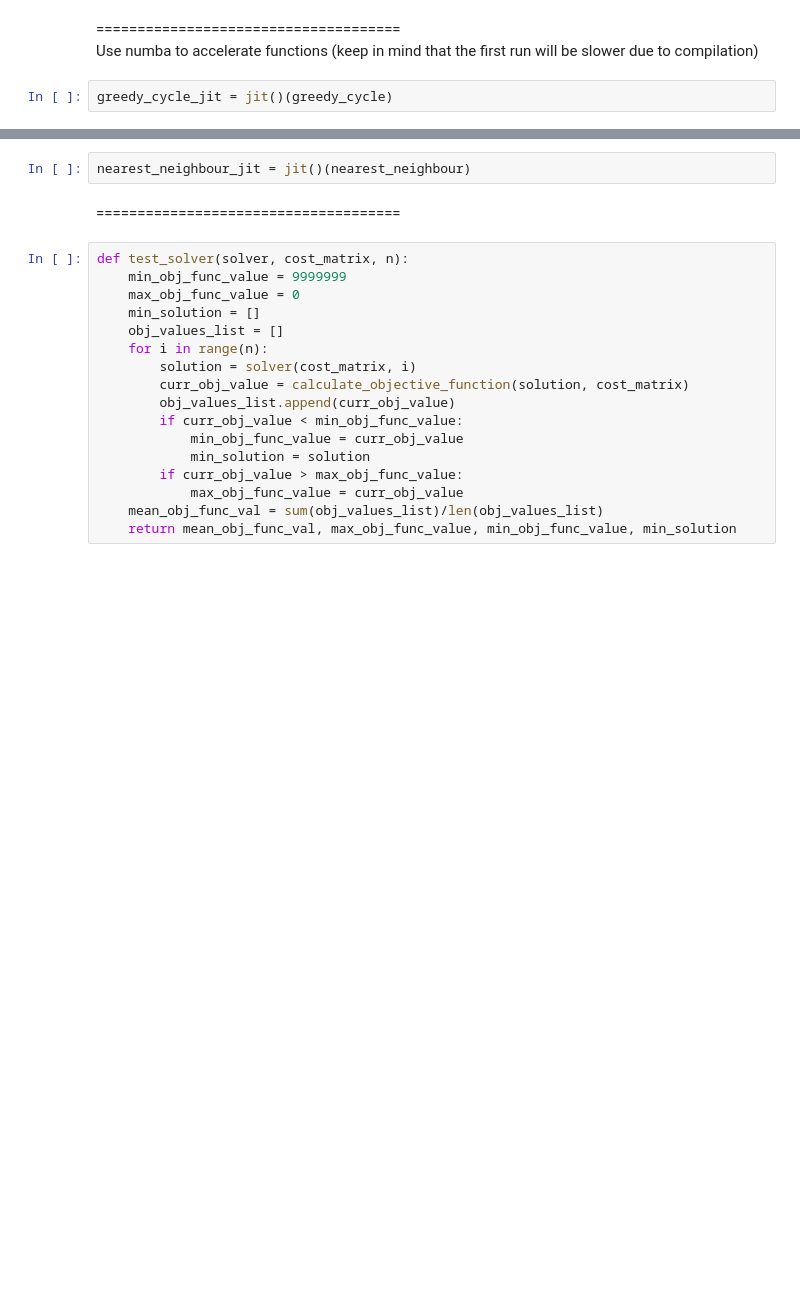
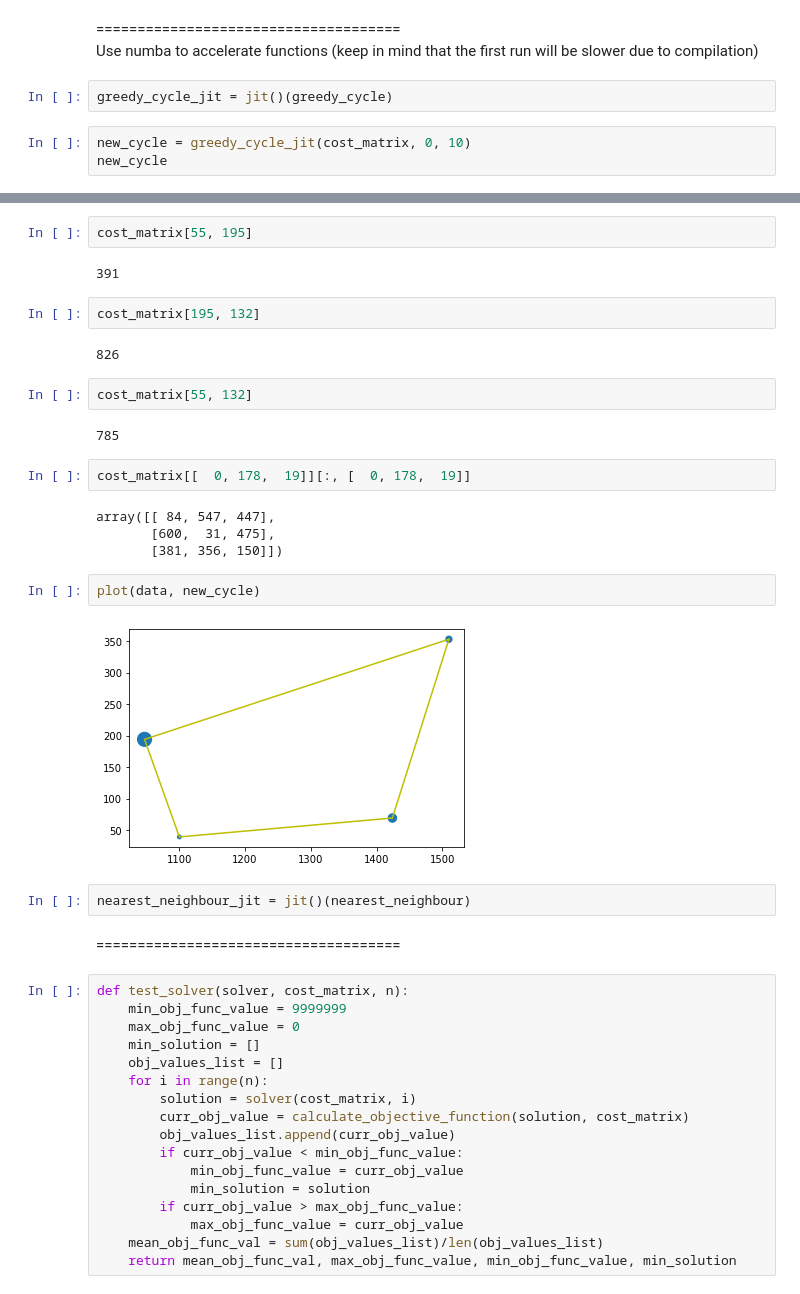
Before and after one commit to HubertRadom/EvolutionaryComputation, a Jupyter notebook: lab1/lab1.ipynb, the cells around one changed output, grey strips where cells are left out. Saved outputs shown, nothing was run; the diff lists cells and outputs as text; blank space fills up the shorter version.

```diff
--- a/lab1/lab1.ipynb
+++ b/lab1/lab1.ipynb
@@ -142,3 +141,6 @@ print(calculate_objective_function(solution, cost_matrix))
 Use numba to accelerate functions (keep in mind that the first run will be slower due to compilation)
 # %%
 greedy_cycle_jit = jit()(greedy_cycle)
+# %%
+new_cycle = greedy_cycle_jit(cost_matrix, 0, 10)
+new_cycle
@@ -145,3 +157,25 @@ greedy_cycle_jit = jit()(greedy_cycle)
+# %%
+cost_matrix[55, 195]
+# %% [output]
+391
+# %%
+cost_matrix[195, 132]
+# %% [output]
+826
+# %%
+cost_matrix[55, 132]
+# %% [output]
+785
+# %%
+cost_matrix[[  0, 178,  19]][:, [  0, 178,  19]]
+# %% [output]
+array([[ 84, 547, 447],
+       [600,  31, 475],
+       [381, 356, 150]])
+# %%
+plot(data, new_cycle)
+# %% [output]
+[figure, added]
 # %%
 nearest_neighbour_jit = jit()(nearest_neighbour)
 # %% [markdown]
```
Also changed, not shown: parts of 10 cells of this notebook, 2 other files.
